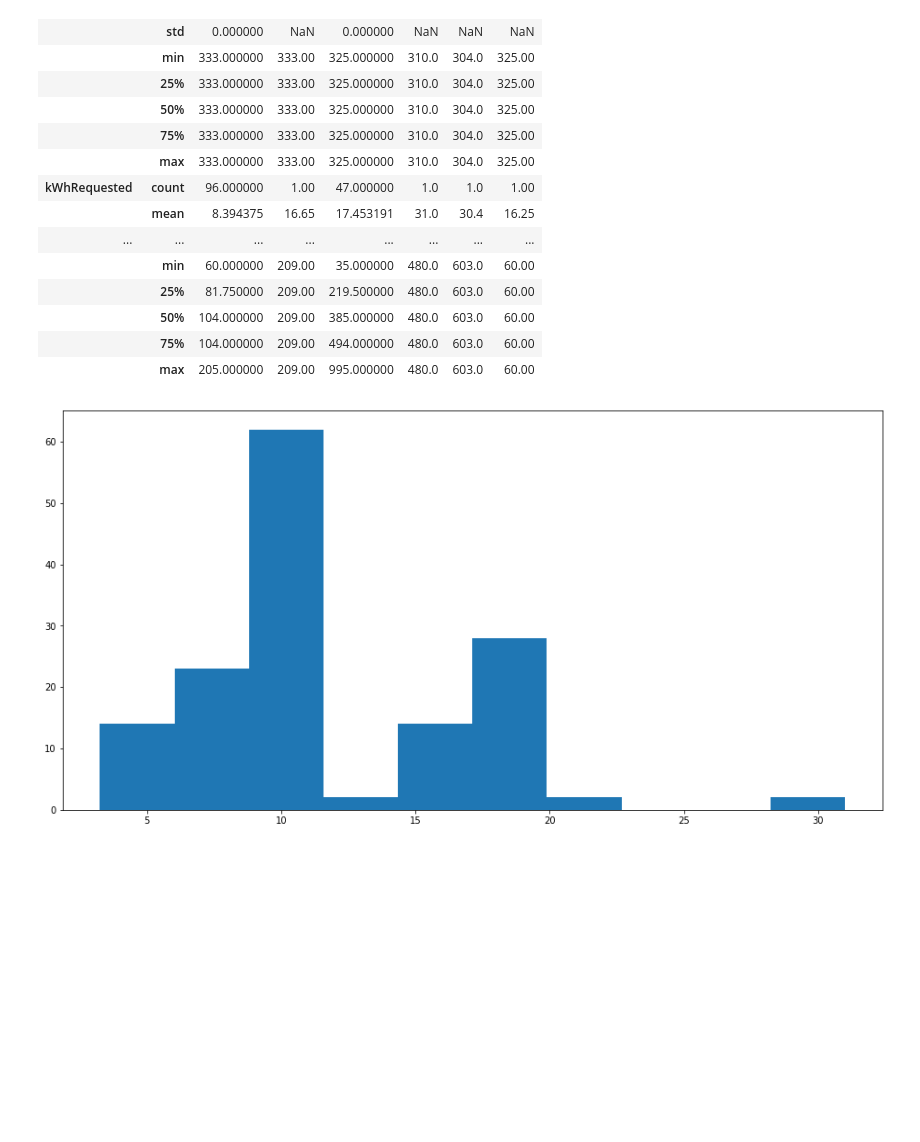
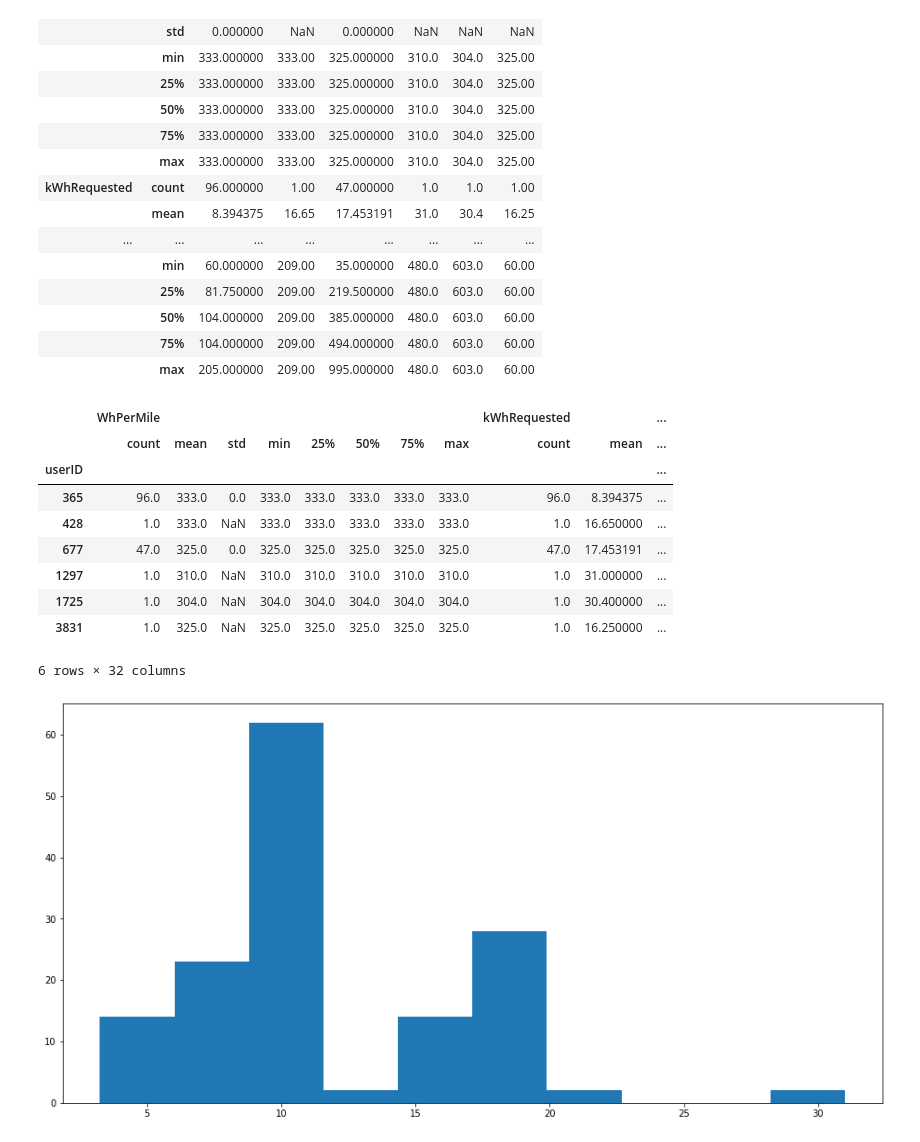
Before and after one commit to JuliaSokolova/electric-vehicle-charging, a Jupyter notebook: Charging for Smart.ipynb, the cells around one changed output. Saved outputs shown, nothing was run; the diff lists cells and outputs as text; code cells hidden in the pictures; blank space fills up the shorter version.

```diff
--- a/Charging for Smart.ipynb
+++ b/Charging for Smart.ipynb
@@ -191,6 +187,19 @@ smart_users.describe().T
 |  | 50% | 104.000000 | 209.00 | 385.000000 | 480.0 | 603.0 | 60.00 |
 |  | 75% | 104.000000 | 209.00 | 494.000000 | 480.0 | 603.0 | 60.00 |
 |  | max | 205.000000 | 209.00 | 995.000000 | 480.0 | 603.0 | 60.00 |
+# %%
+smart_users.describe()
+# %% [output]
+|  | WhPerMile |  |  |  |  |  |  |  | kWhRequested |  | ... |
+|  | count | mean | std | min | 25% | 50% | 75% | max | count | mean | ... |
+| userID |  |  |  |  |  |  |  |  |  |  | ... |
+| 365 | 96.0 | 333.0 | 0.0 | 333.0 | 333.0 | 333.0 | 333.0 | 333.0 | 96.0 | 8.394375 | ... |
+| 428 | 1.0 | 333.0 | NaN | 333.0 | 333.0 | 333.0 | 333.0 | 333.0 | 1.0 | 16.650000 | ... |
+| 677 | 47.0 | 325.0 | 0.0 | 325.0 | 325.0 | 325.0 | 325.0 | 325.0 | 47.0 | 17.453191 | ... |
+| 1297 | 1.0 | 310.0 | NaN | 310.0 | 310.0 | 310.0 | 310.0 | 310.0 | 1.0 | 31.000000 | ... |
+| 1725 | 1.0 | 304.0 | NaN | 304.0 | 304.0 | 304.0 | 304.0 | 304.0 | 1.0 | 30.400000 | ... |
+| 3831 | 1.0 | 325.0 | NaN | 325.0 | 325.0 | 325.0 | 325.0 | 325.0 | 1.0 | 16.250000 | ... |
+6 rows × 32 columns
 # %%
 ax, fig = plt.subplots(figsize = (16, 8))
 ax = plt.hist(smarts_users.kWhRequested)
```
Also changed, not shown: parts of 3 cells of this notebook, 6 other files.
